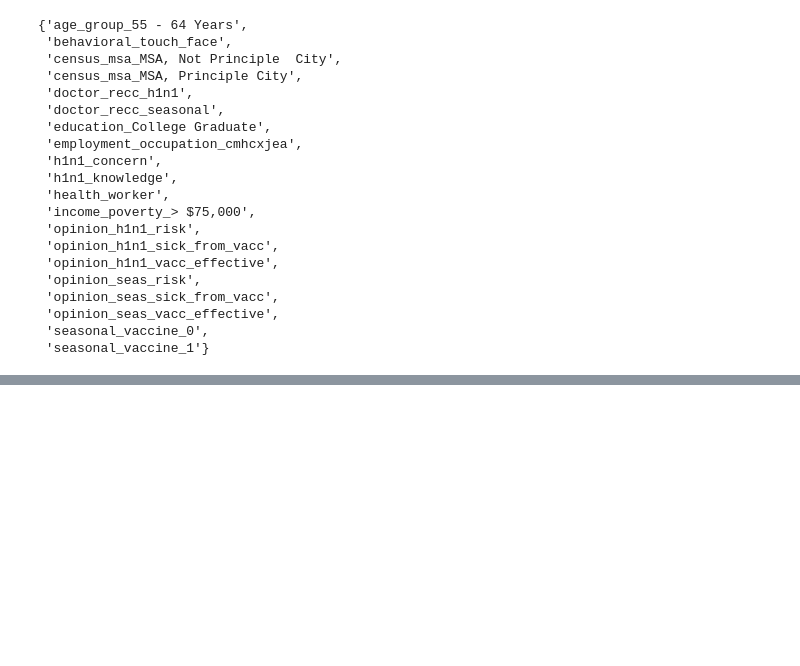
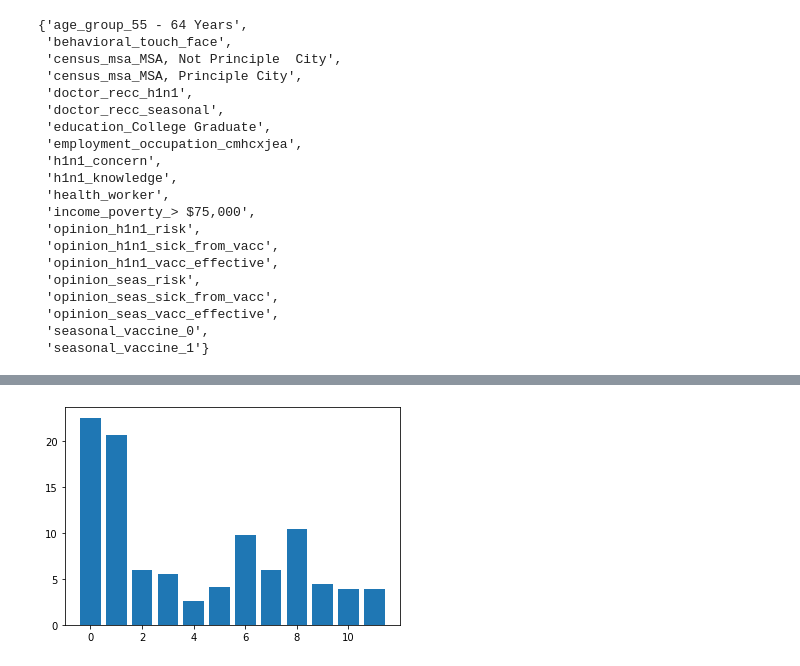
Before and after one commit to vanessa920/H1N1_seasonal_flu_shot_prediction, a Jupyter notebook: Classification_Models.ipynb, the cells around one changed output, grey strips where cells are left out. Drawn from its saved outputs; the diff is of its cells as text; code cells hidden in the pictures; blank space fills up the shorter version.

```diff
--- a/Classification_Models.ipynb
+++ b/Classification_Models.ipynb
@@ -343,0 +431,5 @@ feature_keep
+# %%
+importance = model_cat.get_feature_importance()
+plt.bar([x for x in range(len(importance))], importance);
+# %% [output]
+[figure, added]
```
Also changed, not shown: parts of 65 cells of this notebook, 4 other files.
